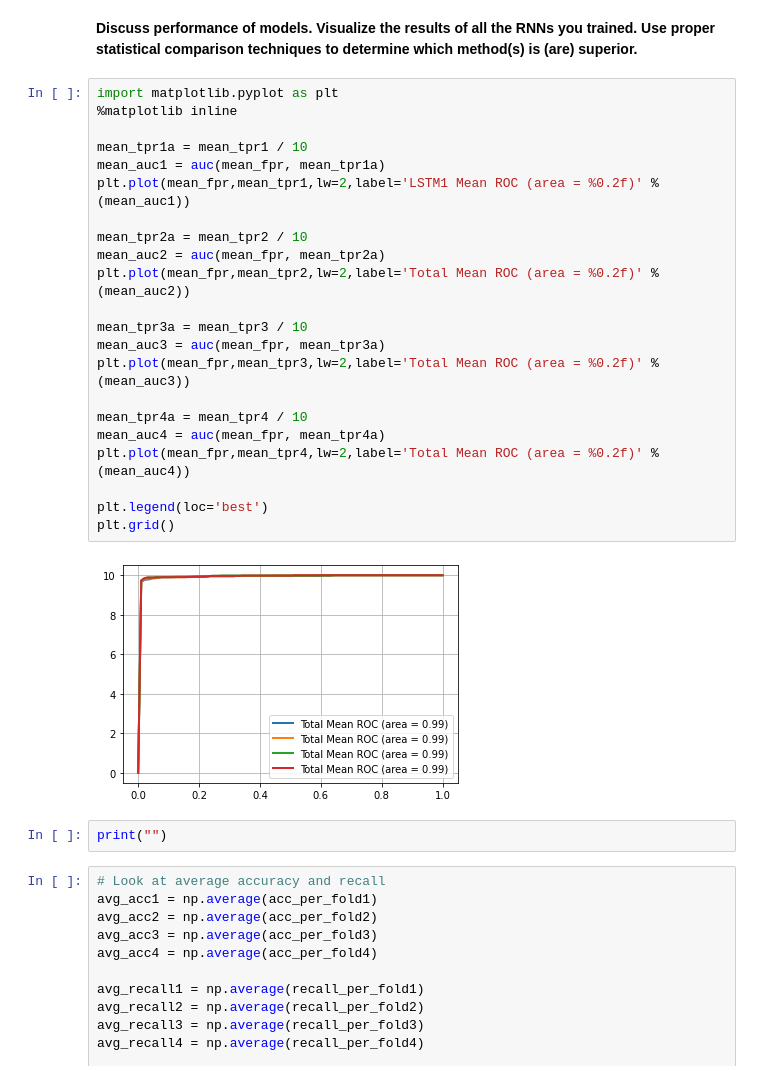
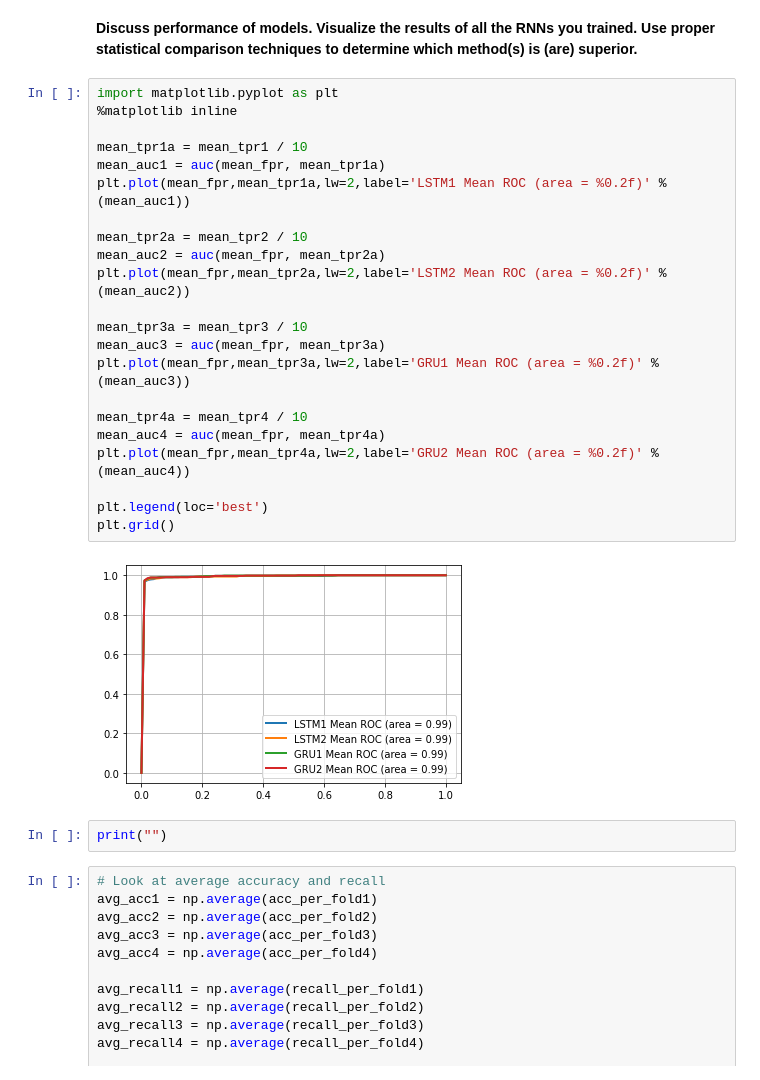
Before and after one commit to clekander/RNN, a Jupyter notebook: RNN.ipynb, the cells around one changed output. Cells and saved outputs as stored; diff of their text form.

Commit message:
Added ROC print

```diff
--- a/RNN.ipynb
+++ b/RNN.ipynb
@@ -372,29 +372,29 @@ Wall time: 46min 17s
 # %%
 import matplotlib.pyplot as plt
 %matplotlib inline
 
 mean_tpr1a = mean_tpr1 / 10
 mean_auc1 = auc(mean_fpr, mean_tpr1a)
-plt.plot(mean_fpr,mean_tpr1,lw=2,label='LSTM1 Mean ROC (area = %0.2f)' % (mean_auc1))
+plt.plot(mean_fpr,mean_tpr1a,lw=2,label='LSTM1 Mean ROC (area = %0.2f)' % (mean_auc1))
 
 mean_tpr2a = mean_tpr2 / 10
 mean_auc2 = auc(mean_fpr, mean_tpr2a)
-plt.plot(mean_fpr,mean_tpr2,lw=2,label='Total Mean ROC (area = %0.2f)' % (mean_auc2))
+plt.plot(mean_fpr,mean_tpr2a,lw=2,label='LSTM2 Mean ROC (area = %0.2f)' % (mean_auc2))
 
 mean_tpr3a = mean_tpr3 / 10
 mean_auc3 = auc(mean_fpr, mean_tpr3a)
-plt.plot(mean_fpr,mean_tpr3,lw=2,label='Total Mean ROC (area = %0.2f)' % (mean_auc3))
+plt.plot(mean_fpr,mean_tpr3a,lw=2,label='GRU1 Mean ROC (area = %0.2f)' % (mean_auc3))
 
 mean_tpr4a = mean_tpr4 / 10
 mean_auc4 = auc(mean_fpr, mean_tpr4a)
-plt.plot(mean_fpr,mean_tpr4,lw=2,label='Total Mean ROC (area = %0.2f)' % (mean_auc4))
+plt.plot(mean_fpr,mean_tpr4a,lw=2,label='GRU2 Mean ROC (area = %0.2f)' % (mean_auc4))
 
 plt.legend(loc='best')
 plt.grid()
 # %% [output]
-[figure, old version]
+[figure, new version]
-# %%
-print("")
+# %%
+print("")
 # %%
 # Look at average accuracy and recall
 avg_acc1 = np.average(acc_per_fold1)
```
